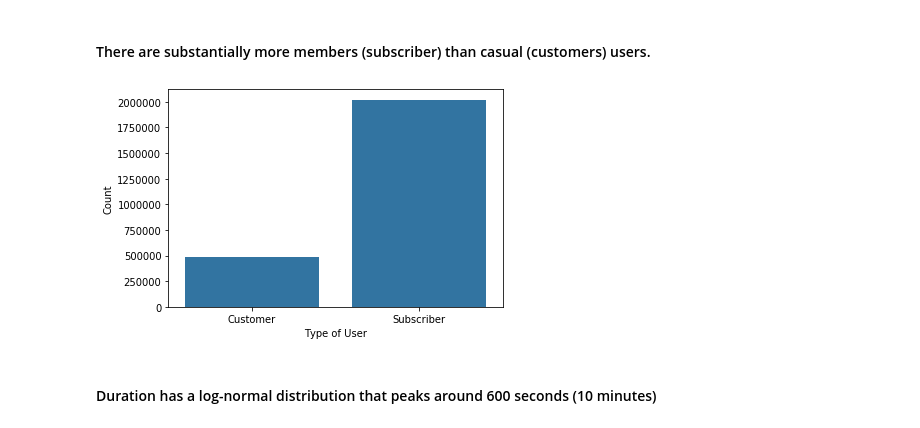
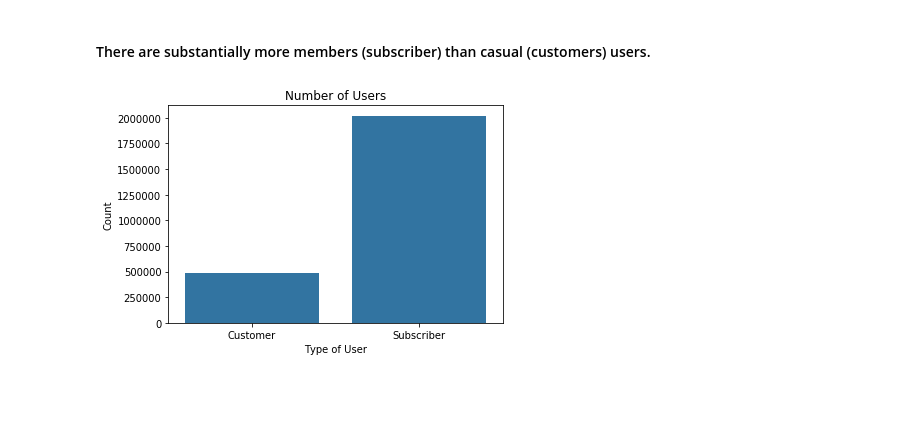
Before and after one commit to schoolkidrich/bike_ridership_sf, a Jupyter notebook: bike_ridership_sf.ipynb, the cells around one changed output. Saved outputs shown, nothing was run; the diff lists cells and outputs as text; code cells hidden in the pictures; blank space fills up the shorter version.

```diff
--- a/bike_ridership_sf.ipynb
+++ b/bike_ridership_sf.ipynb
@@ -83,6 +83,9 @@ day_of_week = {0:'Monday',1:'Tuesday',2:'Wednesday',3:'Thursday'
 # Replace numerical values to names
 df['month'].replace(months, inplace = True)
 df['day_of_week'].replace(day_of_week, inplace = True)
+# %%
+# Remove extreme outlier
+df = df[df['duration_sec'] != df.duration_sec.max()]
 # %%
 df.head()
 # %% [output]
@@ -96,0 +116,7 @@ df.head()
+# %%
+# Ordering data for plotting
+week_order = pd.api.types.CategoricalDtype(ordered = True, categories = day_of_week.values())
+df['day_of_week'] = df['day_of_week'].astype(week_order)
+
+month_order = pd.api.types.CategoricalDtype(ordered = True, categories = months.values())
+df['month']=df['month'].astype(month_order)
@@ -99,9 +141,8 @@ df.head()
 # %%
 base_color = sb.color_palette()[0]
 sb.countplot(data = df, x = 'user_type', color = base_color)
+plt.title('Number of Users')
 plt.xlabel("Type of User")
 plt.ylabel('Count');
 # %% [output]
-[figure, old version]
+[figure, new version]
-# %% [markdown]
-#### Duration has a log-normal distribution that peaks around 600 seconds (10 minutes)
```
Also changed, not shown: parts of 11 cells of this notebook.
